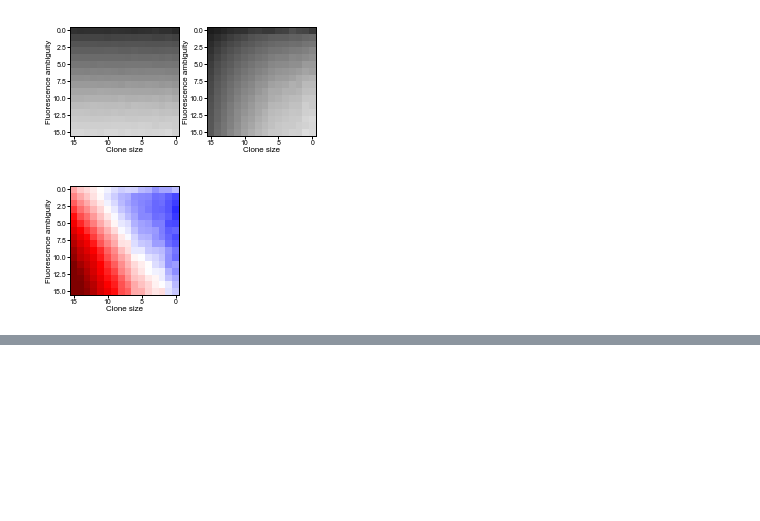
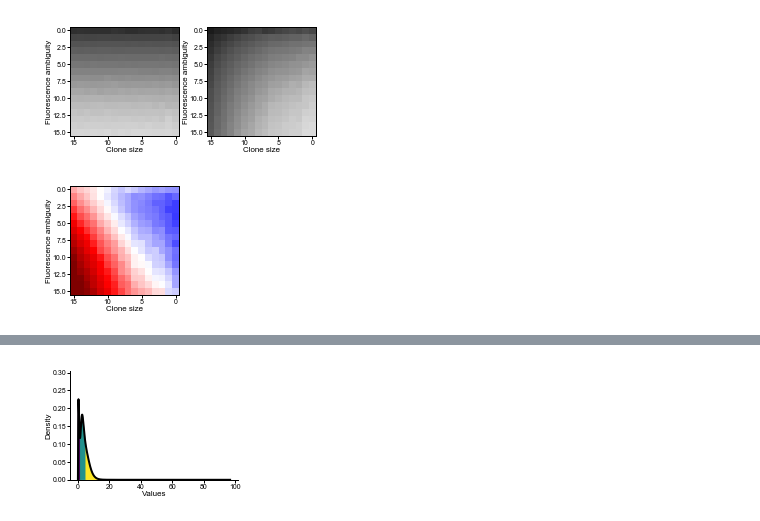
Before and after one commit to sbernasek/flyqma, a Jupyter notebook: notebooks/results.ipynb, the cells around one changed output, grey strips where cells are left out. Cells and saved outputs as stored; diff of their text form; code cells hidden in the pictures; blank space fills up the shorter version.

```diff
--- a/notebooks/results.ipynb
+++ b/notebooks/results.ipynb
@@ -58,3 +59,7 @@ batch_benchmark.classifier.show(xlim=(0, 30))
+# %%
+batch_benchmark.classifier.plot_pdf()
+# %% [output]
+[figure, added]
 # %%
 simulation_benchmark = batch_benchmark.benchmark_simulation(0)
 # %%
```
Also changed, not shown: parts of 9 cells of this notebook, 9 other files.
